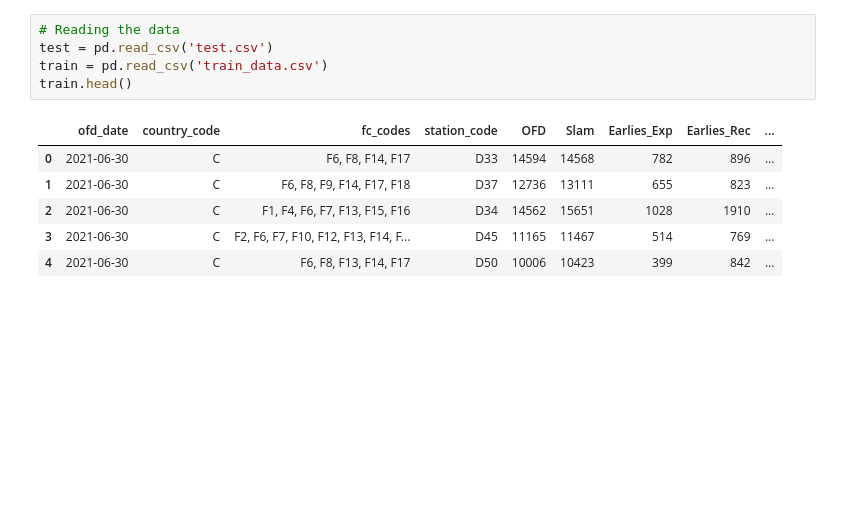
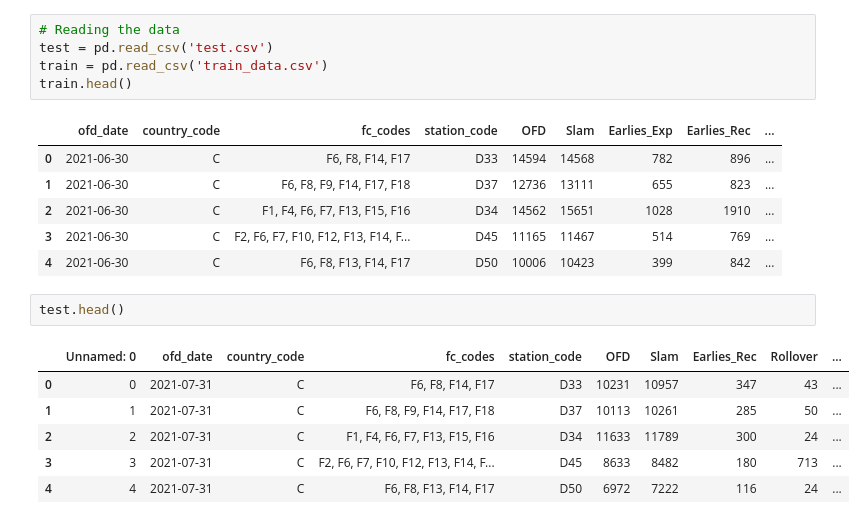
Before and after one commit to mariocastro014/datathon, a Jupyter notebook: code.ipynb, the cells around one changed output. Cells and saved outputs as stored; diff of their text form; blank space fills up the shorter version.

```diff
--- a/code.ipynb
+++ b/code.ipynb
@@ -62,3 +63,12 @@ train.head()
 | 2 | 2021-06-30 | C | F1, F4, F6, F7, F13, F15, F16 | D34 | 14562 | 15651 | 1028 | 1910 | ... |
 | 3 | 2021-06-30 | C | F2, F6, F7, F10, F12, F13, F14, F... | D45 | 11165 | 11467 | 514 | 769 | ... |
 | 4 | 2021-06-30 | C | F6, F8, F13, F14, F17 | D50 | 10006 | 10423 | 399 | 842 | ... |
+# %%
+test.head()
+# %% [output]
+|  | Unnamed: 0 | ofd_date | country_code | fc_codes | station_code | OFD | Slam | Earlies_Rec | Rollover | ... |
+| 0 | 0 | 2021-07-31 | C | F6, F8, F14, F17 | D33 | 10231 | 10957 | 347 | 43 | ... |
+| 1 | 1 | 2021-07-31 | C | F6, F8, F9, F14, F17, F18 | D37 | 10113 | 10261 | 285 | 50 | ... |
+| 2 | 2 | 2021-07-31 | C | F1, F4, F6, F7, F13, F15, F16 | D34 | 11633 | 11789 | 300 | 24 | ... |
+| 3 | 3 | 2021-07-31 | C | F2, F6, F7, F10, F12, F13, F14, F... | D45 | 8633 | 8482 | 180 | 713 | ... |
+| 4 | 4 | 2021-07-31 | C | F6, F8, F13, F14, F17 | D50 | 6972 | 7222 | 116 | 24 | ... |
```
Also changed, not shown: parts of 16 cells of this notebook, 1 other file.
